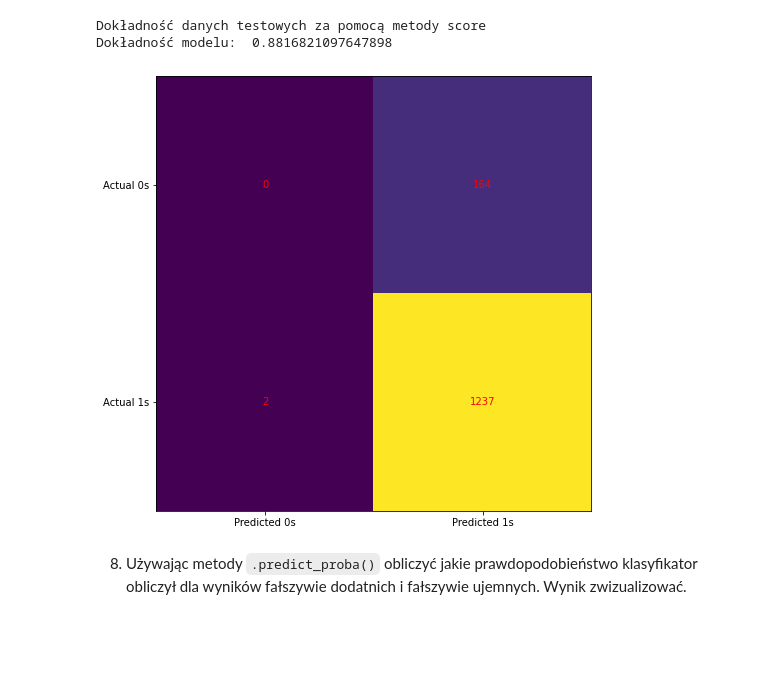
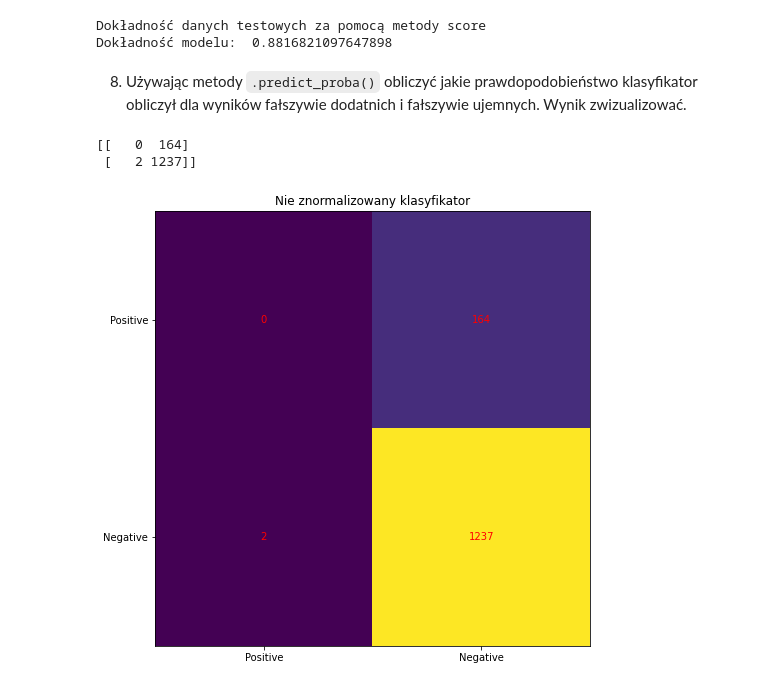
Before and after one commit to Marcin279/AiBD, a Jupyter notebook: 8_NLP_classification/raport-1.ipynb, the cells around one changed output. Cells and saved outputs as stored; diff of their text form; code cells hidden in the pictures; blank space fills up the shorter version.

Commit message:
Klasifikacja True:False,  positive:negative

````diff
--- a/8_NLP_classification/raport-1.ipynb
+++ b/8_NLP_classification/raport-1.ipynb
@@ -192,23 +192,27 @@ print("Dokładność modelu: ", model.score(X_test, y_test))
 # %% [output]
 Dokładność danych testowych za pomocą metody score
 Dokładność modelu:  0.8816821097647898
-# %%
-import matplotlib.pyplot as plt
-
-conf_matrix = confusion_matrix(y_test, y_pred)
-
-# HEATMAP
-fig, ax = plt.subplots(figsize=(8, 8))
-ax.imshow(conf_matrix)
-ax.grid(False)
-ax.xaxis.set(ticks=(0, 1), ticklabels=('Predicted 0s', 'Predicted 1s'))
-ax.yaxis.set(ticks=(0, 1), ticklabels=('Actual 0s', 'Actual 1s'))
-ax.set_ylim(1.5, -0.5)
-for i in range(2):
-    for j in range(2):
-        ax.text(j, i, conf_matrix[i, j], ha='center', va='center', color='red')
-plt.show()
-# %% [output]
-[figure, removed]
 # %% [markdown]
 8. Używając metody ```.predict_proba()``` obliczyć jakie prawdopodobieństwo klasyfikator obliczył dla wyników fałszywie dodatnich i fałszywie ujemnych. Wynik zwizualizować.
+# %%
+import matplotlib.pyplot as plt
+
+# Wizualizacja wyników
+conf_matrix = confusion_matrix(y_test, y_pred)
+print(conf_matrix)
+# HEATMAP - Confusion Matrix
+fig, ax = plt.subplots(figsize=(8, 8))
+ax.imshow(conf_matrix)
+ax.grid(False)
+ax.set_title("Nie znormalizowany klasyfikator")
+ax.xaxis.set(ticks=(0, 1), ticklabels=('Positive', 'Negative'))
+ax.yaxis.set(ticks=(1, 0), ticklabels=('Negative', 'Positive'))
+ax.set_ylim(1.5, -0.5)
+for i in range(2):
+    for j in range(2):
+        ax.text(j, i, conf_matrix[i, j], ha='center', va='center', color='red')
+plt.show()
+# %% [output]
+[[   0  164]
+ [   2 1237]]
+[figure, added]
````
Also changed, not shown: parts of 2 cells of this notebook.
